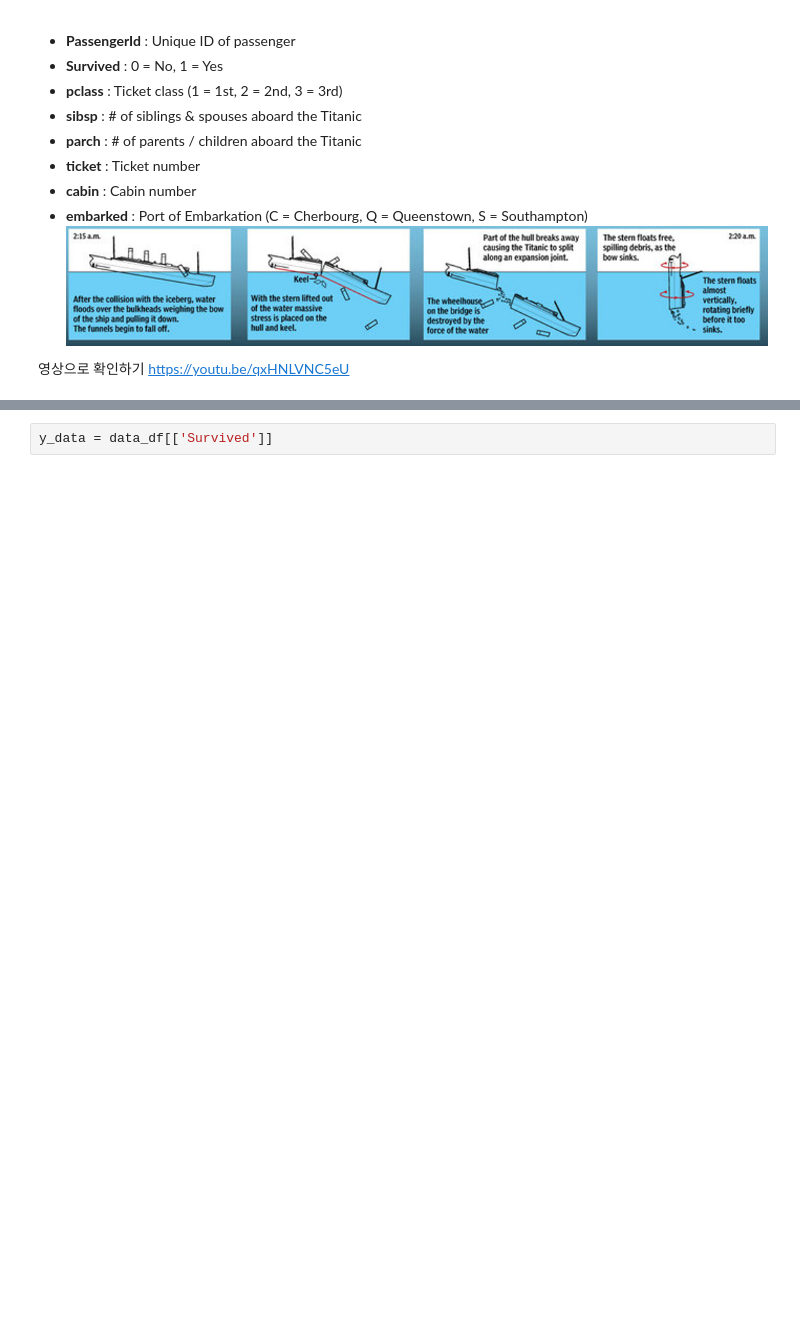
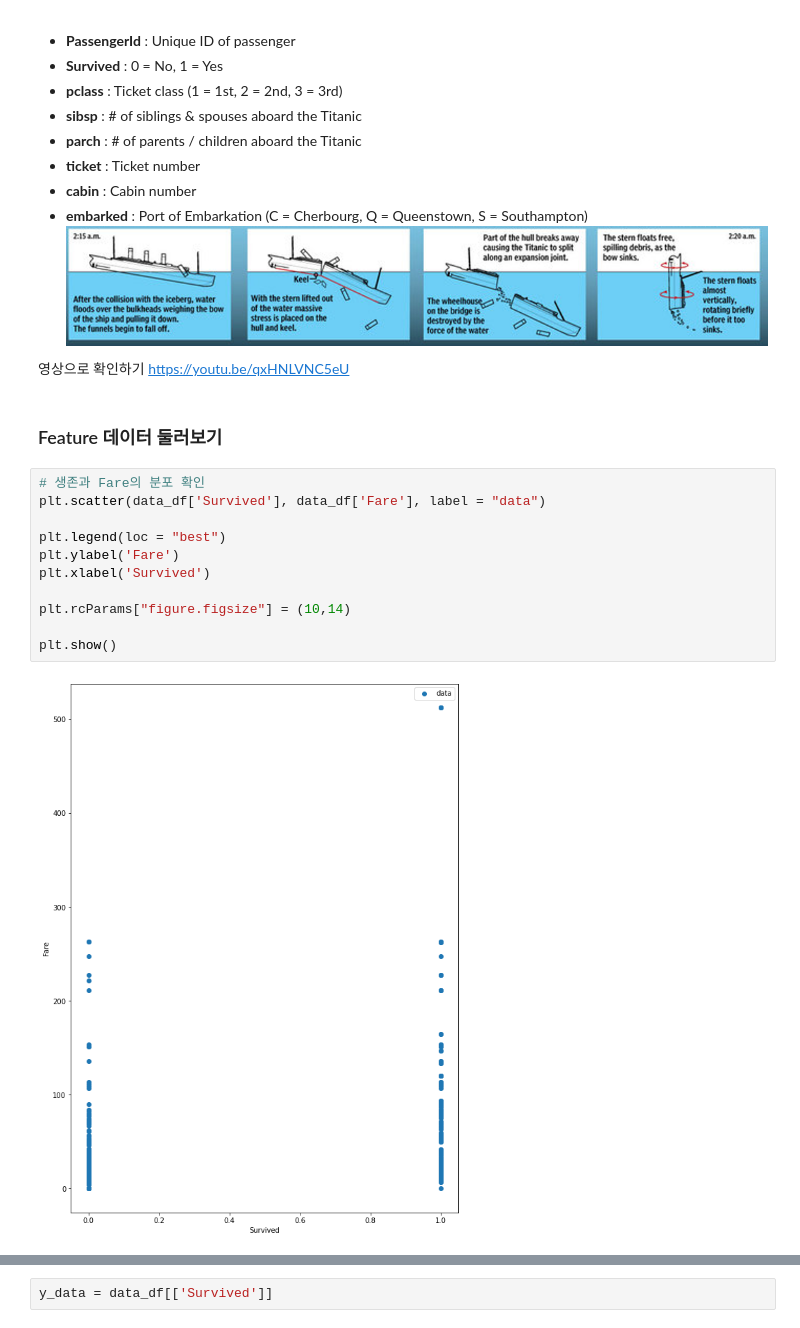
Before and after one commit to querkowe/titanic_data, a Jupyter notebook: ML for Titanic survival prediction (Blank).ipynb, the cells around one changed output, grey strips where cells are left out. Saved outputs shown, nothing was run; the diff lists cells and outputs as text; blank space fills up the shorter version.

```diff
--- a/ML for Titanic survival prediction (Blank).ipynb
+++ b/ML for Titanic survival prediction (Blank).ipynb
@@ -38,3 +43,18 @@ data_df = pd.read_csv('titanic.csv')
 
 영상으로 확인하기
 https://youtu.be/qxHNLVNC5eU
+# %% [markdown]
+### Feature 데이터 둘러보기
+# %%
+# 생존과 Fare의 분포 확인
+plt.scatter(data_df['Survived'], data_df['Fare'], label = "data")
+
+plt.legend(loc = "best")
+plt.ylabel('Fare')
+plt.xlabel('Survived')
+
+plt.rcParams["figure.figsize"] = (10,14)
+
+plt.show()
+# %% [output]
+[figure, added]
```
Also changed, not shown: parts of 12 cells of this notebook.
